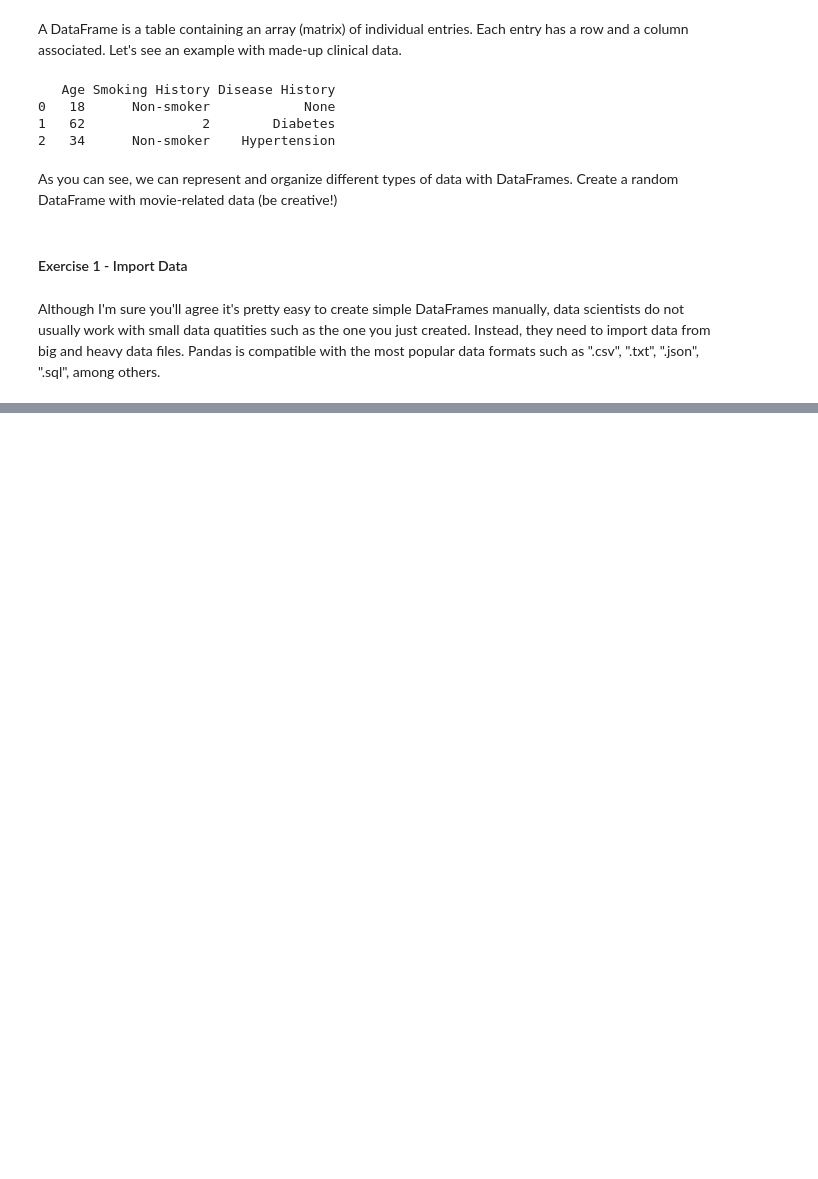
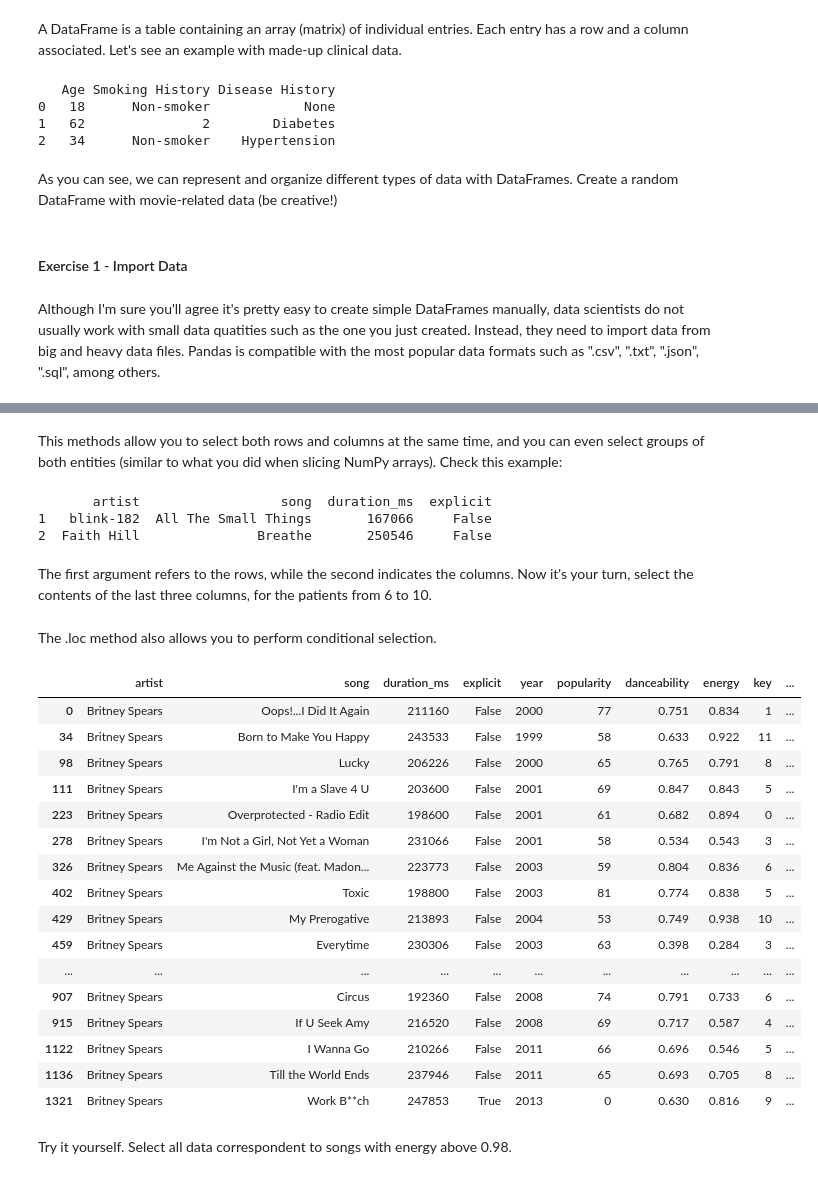
Before and after one commit to bmaribeiro/machine_learning_intro, a Jupyter notebook: notebooks/ml_frameworks.ipynb, the cells around one changed output, grey strips where cells are left out. Cells and saved outputs as stored; diff of their text form; code cells hidden in the pictures; blank space fills up the shorter version.

```diff
--- a/notebooks/ml_frameworks.ipynb
+++ b/notebooks/ml_frameworks.ipynb
@@ -310,0 +311,2 @@ Let's begin by importing tabular data from a ".csv" file. Run the following cell
+# %%
+songs_data = pd.read_csv("songs_normalize.csv")
@@ -310,0 +418,12 @@ Let's begin by importing tabular data from a ".csv" file. Run the following cell
+# %% [markdown]
+This methods allow you to select both rows and columns at the same time, and you can even select groups of both entities (similar to what you did when slicing NumPy arrays). Check this example:
+# %%
+example = songs_data.iloc[1:3, 0:4]
+
+print(example)
+# %% [output]
+       artist                  song  duration_ms  explicit
+1   blink-182  All The Small Things       167066     False
+2  Faith Hill               Breathe       250546     False
+# %% [markdown]
+The first argument refers to the rows, while the second indicates the columns. Now it's your turn, select the contents of the last three columns, for the patients from 6 to 10.
@@ -310,0 +433,24 @@ Let's begin by importing tabular data from a ".csv" file. Run the following cell
+# %% [markdown]
+The .loc method also allows you to perform conditional selection.
+# %%
+songs_data.loc[songs_data.artist == 'Britney Spears']
+# %% [output]
+|  | artist | song | duration_ms | explicit | year | popularity | danceability | energy | key | ... |
+| 0 | Britney Spears | Oops!...I Did It Again | 211160 | False | 2000 | 77 | 0.751 | 0.834 | 1 | ... |
+| 34 | Britney Spears | Born to Make You Happy | 243533 | False | 1999 | 58 | 0.633 | 0.922 | 11 | ... |
+| 98 | Britney Spears | Lucky | 206226 | False | 2000 | 65 | 0.765 | 0.791 | 8 | ... |
+| 111 | Britney Spears | I'm a Slave 4 U | 203600 | False | 2001 | 69 | 0.847 | 0.843 | 5 | ... |
+| 223 | Britney Spears | Overprotected - Radio Edit | 198600 | False | 2001 | 61 | 0.682 | 0.894 | 0 | ... |
+| 278 | Britney Spears | I'm Not a Girl, Not Yet a Woman | 231066 | False | 2001 | 58 | 0.534 | 0.543 | 3 | ... |
+| 326 | Britney Spears | Me Against the Music (feat. Madon... | 223773 | False | 2003 | 59 | 0.804 | 0.836 | 6 | ... |
+| 402 | Britney Spears | Toxic | 198800 | False | 2003 | 81 | 0.774 | 0.838 | 5 | ... |
+| 429 | Britney Spears | My Prerogative | 213893 | False | 2004 | 53 | 0.749 | 0.938 | 10 | ... |
+| 459 | Britney Spears | Everytime | 230306 | False | 2003 | 63 | 0.398 | 0.284 | 3 | ... |
+| ... | ... | ... | ... | ... | ... | ... | ... | ... | ... | ... |
+| 907 | Britney Spears | Circus | 192360 | False | 2008 | 74 | 0.791 | 0.733 | 6 | ... |
+| 915 | Britney Spears | If U Seek Amy | 216520 | False | 2008 | 69 | 0.717 | 0.587 | 4 | ... |
+| 1122 | Britney Spears | I Wanna Go | 210266 | False | 2011 | 66 | 0.696 | 0.546 | 5 | ... |
+| 1136 | Britney Spears | Till the World Ends | 237946 | False | 2011 | 65 | 0.693 | 0.705 | 8 | ... |
+| 1321 | Britney Spears | Work B**ch | 247853 | True | 2013 | 0 | 0.630 | 0.816 | 9 | ... |
+# %% [markdown]
+Try it yourself. Select all data correspondent to songs with energy above 0.98.
```
Also changed, not shown: parts of 62 cells of this notebook, 2 other files.
